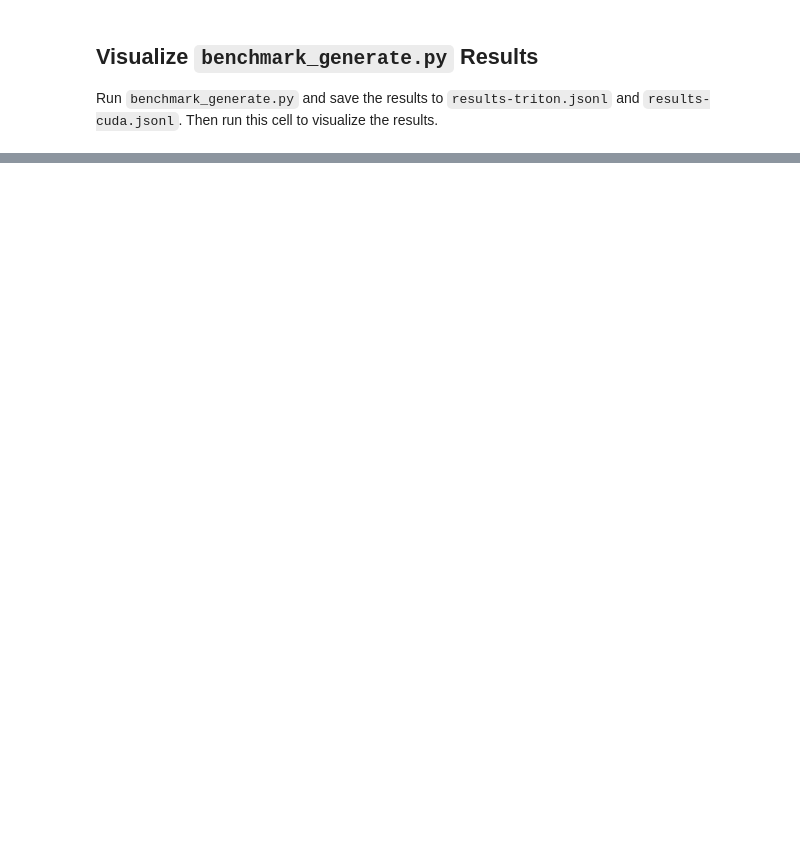
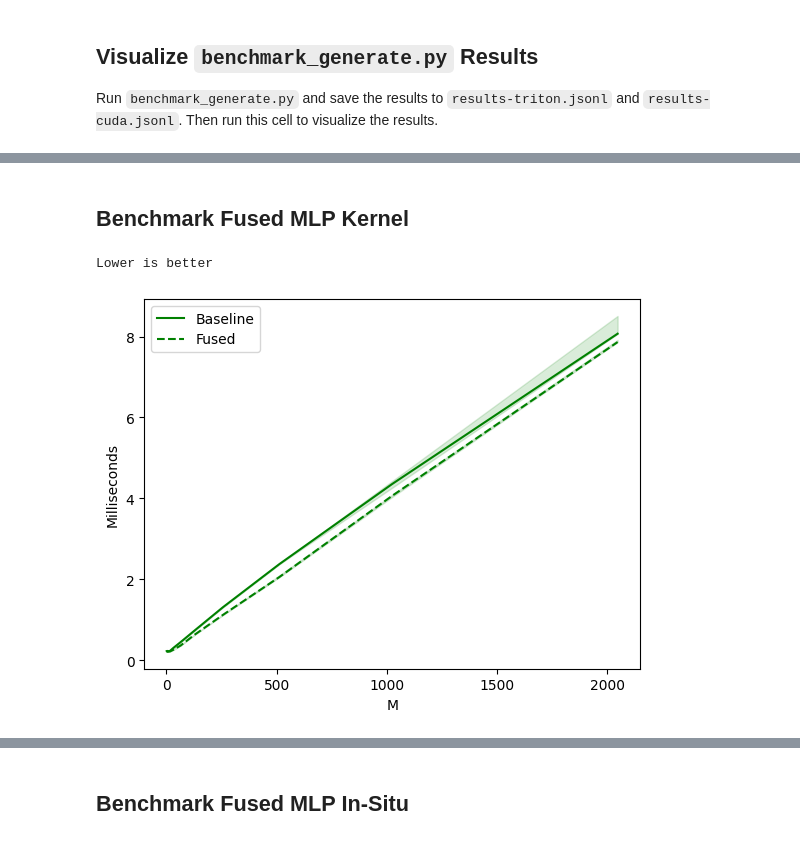
Before and after one commit to fpgaminer/GPTQ-triton, a Jupyter notebook: Benchmark.ipynb, the cells around one changed output, grey strips where cells are left out. Cells and saved outputs as stored; diff of their text form; code cells hidden in the pictures; blank space fills up the shorter version.

```diff
--- a/Benchmark.ipynb
+++ b/Benchmark.ipynb
@@ -223,7 +229,7 @@ cuda_model = original_quant.load_cuda_quant('../weights/HF/llama-7b', '../GPTQ-f
 cuda_model.eval()
 cuda_model = cuda_model.to('cuda')
 
-model = quant.load_quant('../weights/llama-7b-4bit')
+model = quant.load_quant('../weights/llama-7b-4bit', fuse_mlp=False)
 model.eval()
 model = model.to('cuda')
 # %% [output]
@@ -402,0 +373,71 @@ Used kernel configs:
+# %% [markdown]
+## Benchmark Fused MLP Kernel
+# %%
+llama_mlp_fused_4_kernel.record_detailed_timings = True
+
+
+def benchmarker(M, K, provider):
+	vec = torch.randn(1, M, K, device='cuda', dtype=torch.float16)
+	layer = LlamaMLP(4096, 11008, 'silu')
+	layer = layer.half()
+
+	# Quantize linear layers
+	for name, m in layer.named_modules():
+		if not isinstance(m, nn.Linear):
+			continue
+
+		quantizer = original_quant.Quantizer()
+		quantizer.configure(4, perchannel=True, sym=False, mse=False)
+		quantizer.find_params(m.weight.data, weight=True)
+		m.weight.data = original_quant.quantize(m.weight.data, quantizer.scale, quantizer.zero, quantizer.maxq).to(torch.float16)
+
+		qlayer = original_quant.QuantLinear(4, -1, m.in_features, m.out_features)
+		qlayer.pack(m, quantizer.scale, quantizer.zero)
+		state_dict = qlayer.state_dict()
+
+		tritonlayer = quant.QuantLinear(4, -1, m.in_features, m.out_features)
+		state_dict['scales'] = state_dict['scales'].to(torch.float16, copy=True)
+		tritonlayer.load_state_dict(state_dict)
+		tritonlayer.bias = None
+
+		setattr(layer, name, tritonlayer)
+
+	# Fuse
+	fused_layer = quant.make_fused_mlp(layer)
+	assert isinstance(fused_layer, quant.QuantLlamaMLP)
+
+	# Move to CUDA
+	layer.to('cuda')
+	fused_layer.to('cuda')
+
+	if provider == 'baseline':
+		ms, min_ms, max_ms = triton.testing.do_bench(lambda: layer(vec))
+	elif provider == 'fused':
+		ms, min_ms, max_ms = triton.testing.do_bench(lambda: fused_layer(vec))
+
+	return ms, max_ms, min_ms
+
+
+@triton.testing.perf_report(
+	triton.testing.Benchmark(
+		x_names=['M'],
+		x_vals=[
+			1, 2, 4, 8, 16, 32, 64, 128, 256, 512, 1024, 2048,
+		],
+		line_arg='provider',
+		line_vals=['baseline', 'fused'],
+		line_names=['Baseline', 'Fused'],
+		styles=[('green', '-'), ('green', '--'), ('blue', '-'), ('blue', '--')],
+		ylabel='Milliseconds',
+		plot_name='matmul',
+		args={},
+	)
+)
+def benchmark(M, provider):
+	return benchmarker(M, 4096, provider)
+
+print("Lower is better")
+benchmark.run(show_plots=True, print_data=True)
+# %% [output]
+Lower is better
+[figure, added]
@@ -402,0 +458,2 @@ Used kernel configs:
+# %% [markdown]
+## Benchmark Fused MLP In-Situ
```
Also changed, not shown: parts of 13 cells of this notebook, 10 other files.
